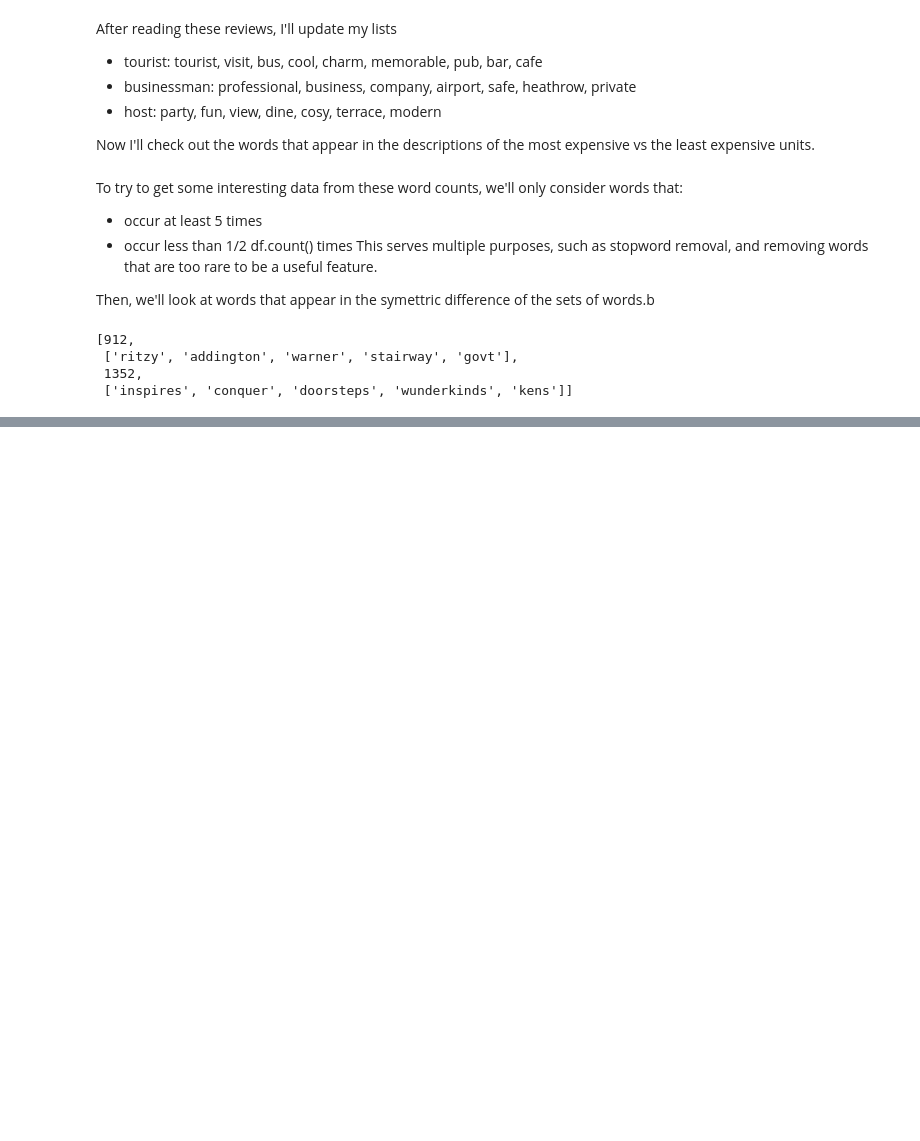
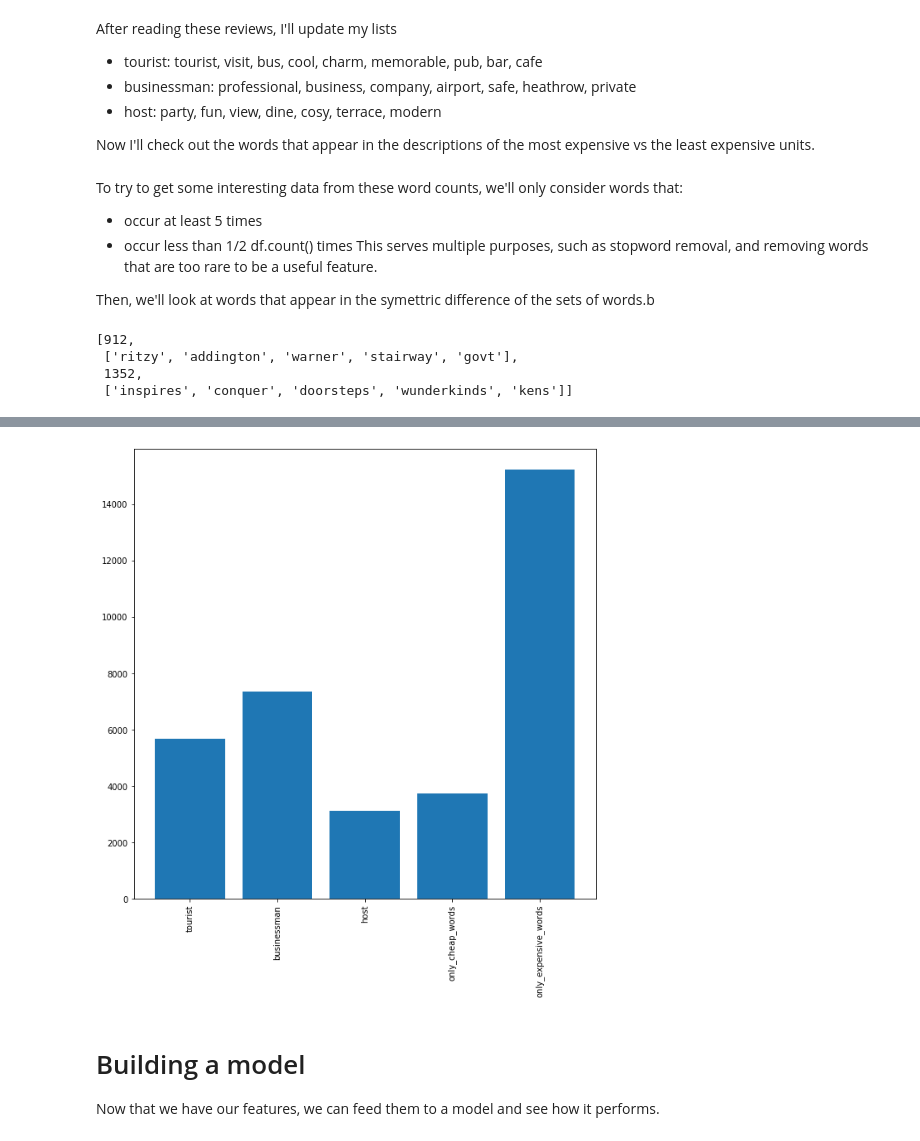
Before and after one commit to nathan-chappell/turing-data-analysis-assignment, a Jupyter notebook: Scenario 1 - suggesting prices to new renters.ipynb, the cells around one changed output, grey strips where cells are left out. Drawn from its saved outputs; the diff is of its cells as text; code cells hidden in the pictures; blank space fills up the shorter version.

```diff
--- a/Scenario 1 - suggesting prices to new renters.ipynb
+++ b/Scenario 1 - suggesting prices to new renters.ipynb
@@ -326,0 +350,32 @@ pprint([len(only_cheap_words), list(only_cheap_words)[:5], len(only_expensive_wo
+# %%
+cheap_word_counts_host = get_word_counts(cheap_listings, 'host_about')
+expensive_word_counts_host = get_word_counts(expensive_listings, 'host_about')
+
+cheap_words_host = set([k for k,v in cheap_word_counts_host.items() if v >= 5 and v <= cheap_listings.host_about.count()/2])
+expensive_words_host = set([k for k,v in expensive_word_counts_host.items() if v >= 5 and v <= expensive_listings.host_about.count()/2])
+
+only_cheap_words_host = cheap_words_host - expensive_words_host
+only_expensive_words_host = expensive_words_host - cheap_words_host
+
+only_cheap_words_host = list(only_cheap_words_host)[:N_WORDS_OPT]
+only_expensive_words_host = list(only_expensive_words_host)[:N_WORDS_OPT]
+
+host_about_keywords = {
+    'tourist': ['tourist', 'visit', 'bus', 'cool', 'charm', 'memorable', 'pub', 'bar', 'cafe'],
+    'businessman': ['professional', 'business', 'company', 'airport', 'safe', 'heathrow', 'private'],
+    'host': ['party', 'fun', 'view', 'dine', 'cosy', 'terrace', 'modern'],
+    'only_cheap_words': list(only_cheap_words_host),
+    'only_expensive_words': list(only_expensive_words_host),
+}
+
+host_about_features = {
+    k: map_keyword_to_feature(listings, 'host_about', v) for k,v in host_about_keywords.items()
+}
+# %%
+bar_plot_features(host_about_features)
+# %% [output]
+[figure, added]
+# %% [markdown]
+# Building a model
+
+Now that we have our features, we can feed them to a model and see how it performs.
```
Also changed, not shown: parts of 10 cells of this notebook.
